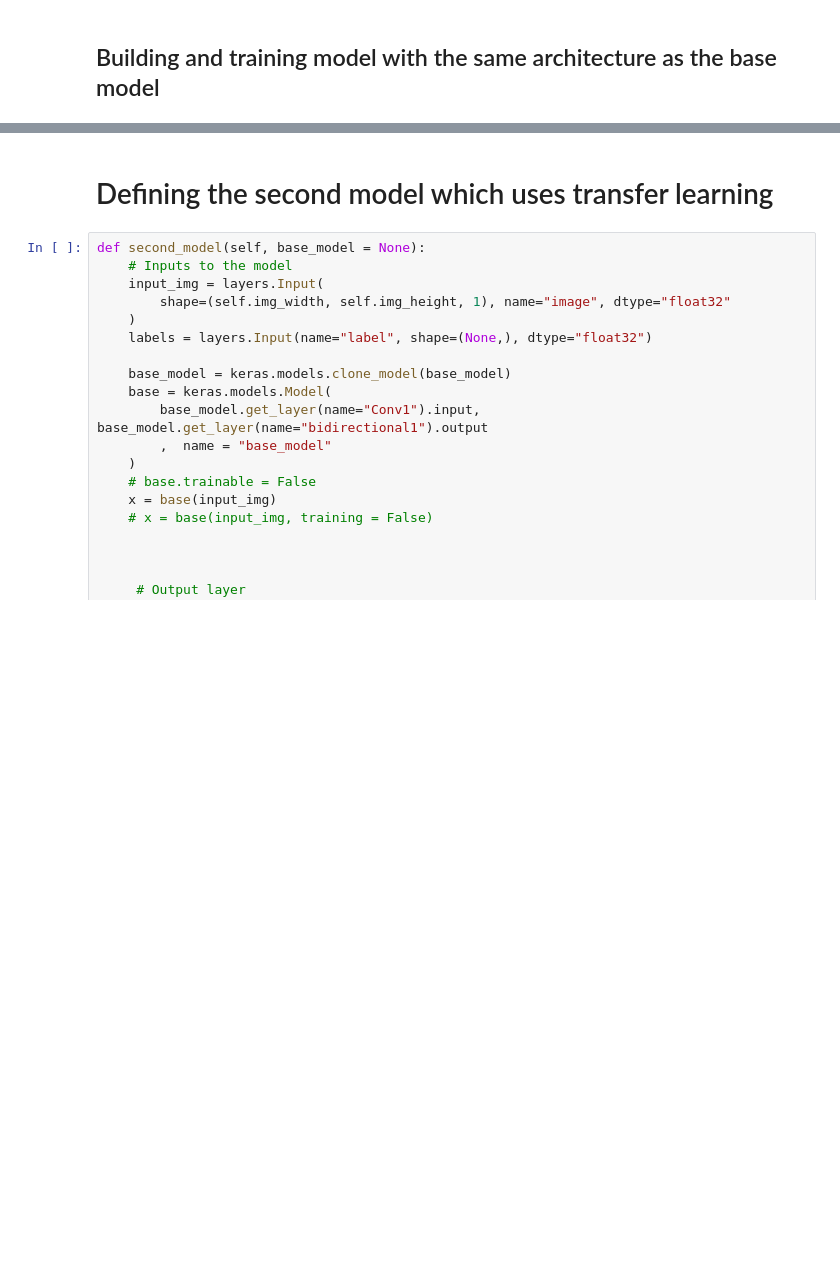
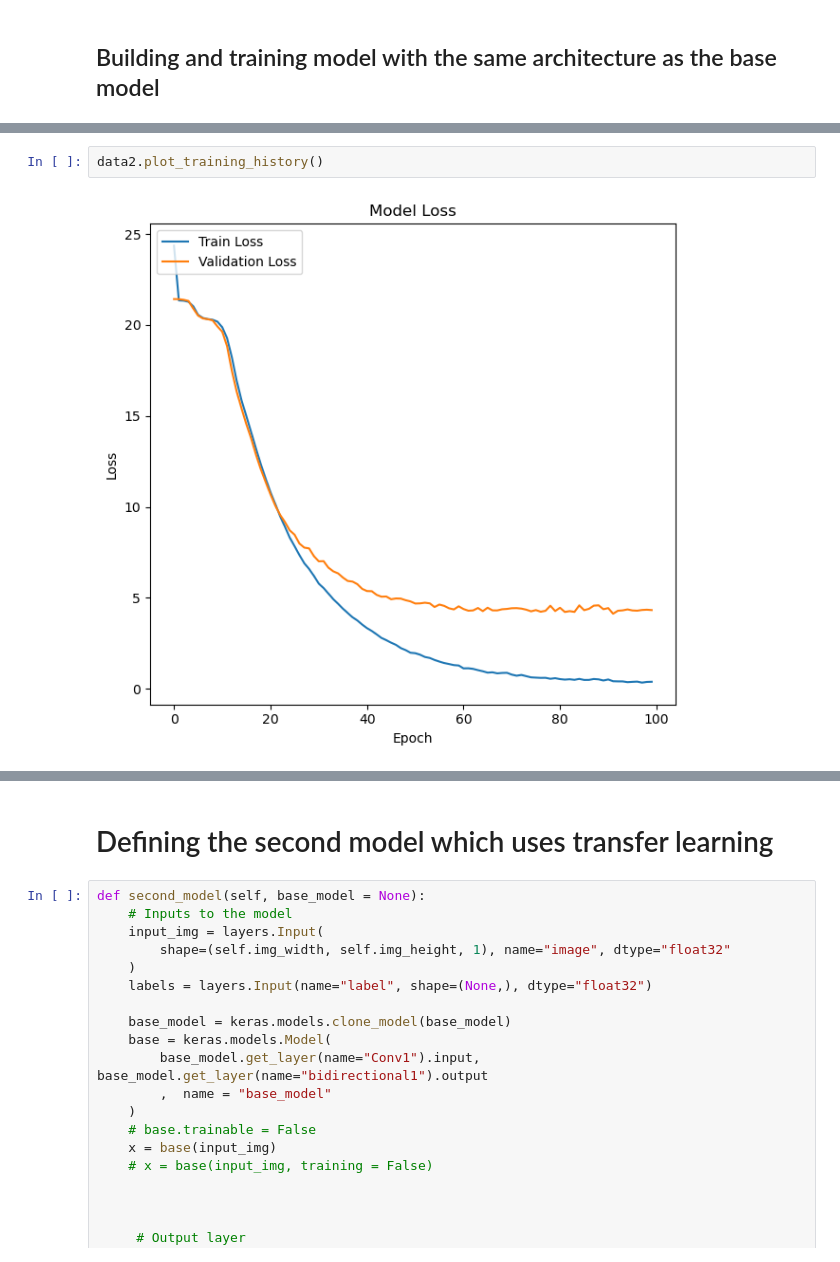
Before and after one commit to KataRiegels/captcha, a Jupyter notebook: captcha_notebook.ipynb, the cells around one changed output, grey strips where cells are left out. Saved outputs shown, nothing was run; the diff lists cells and outputs as text; blank space fills up the shorter version.

```diff
--- a/captcha_notebook.ipynb
+++ b/captcha_notebook.ipynb
@@ -519,0 +877,4 @@ Epoch 20/20
+# %%
+data2.plot_training_history()
+# %% [output]
+[figure, added]
```
Also changed, not shown: parts of 37 cells of this notebook, 4 other files.
